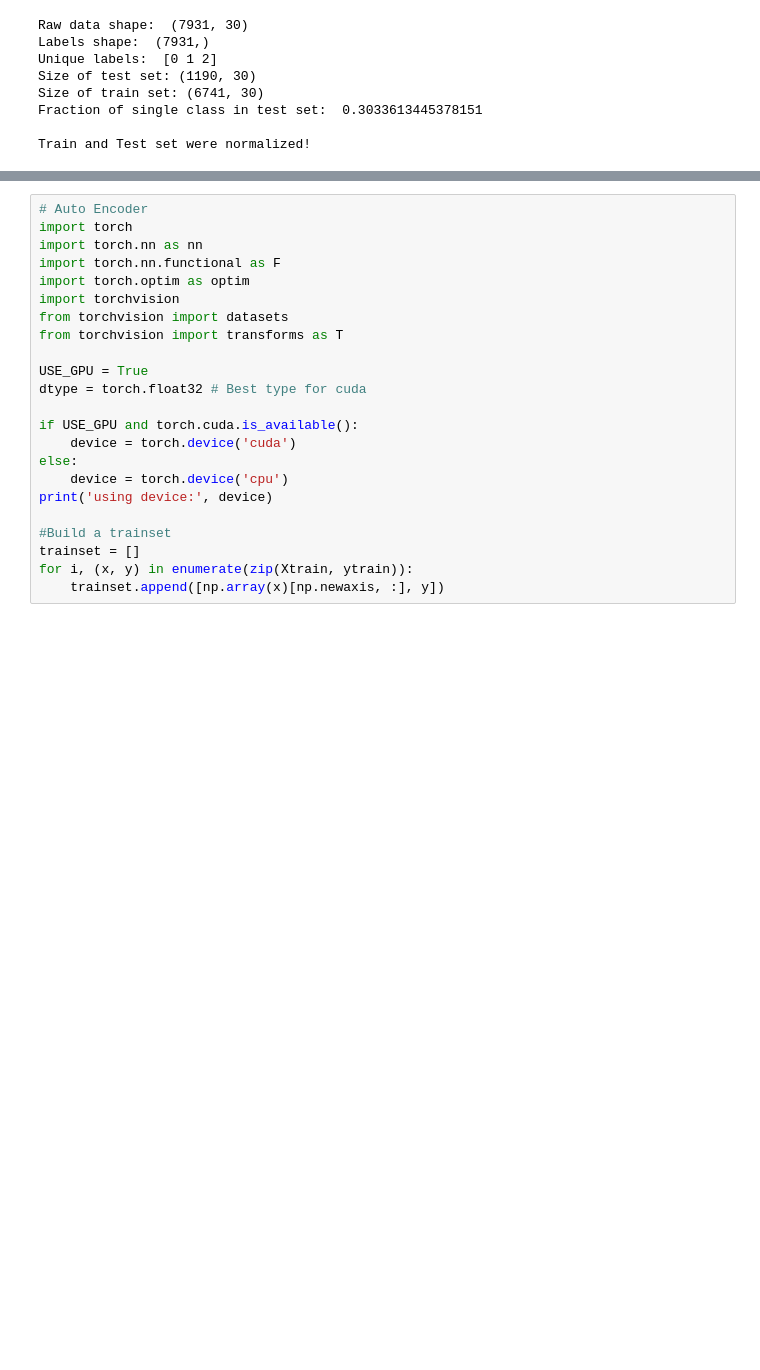
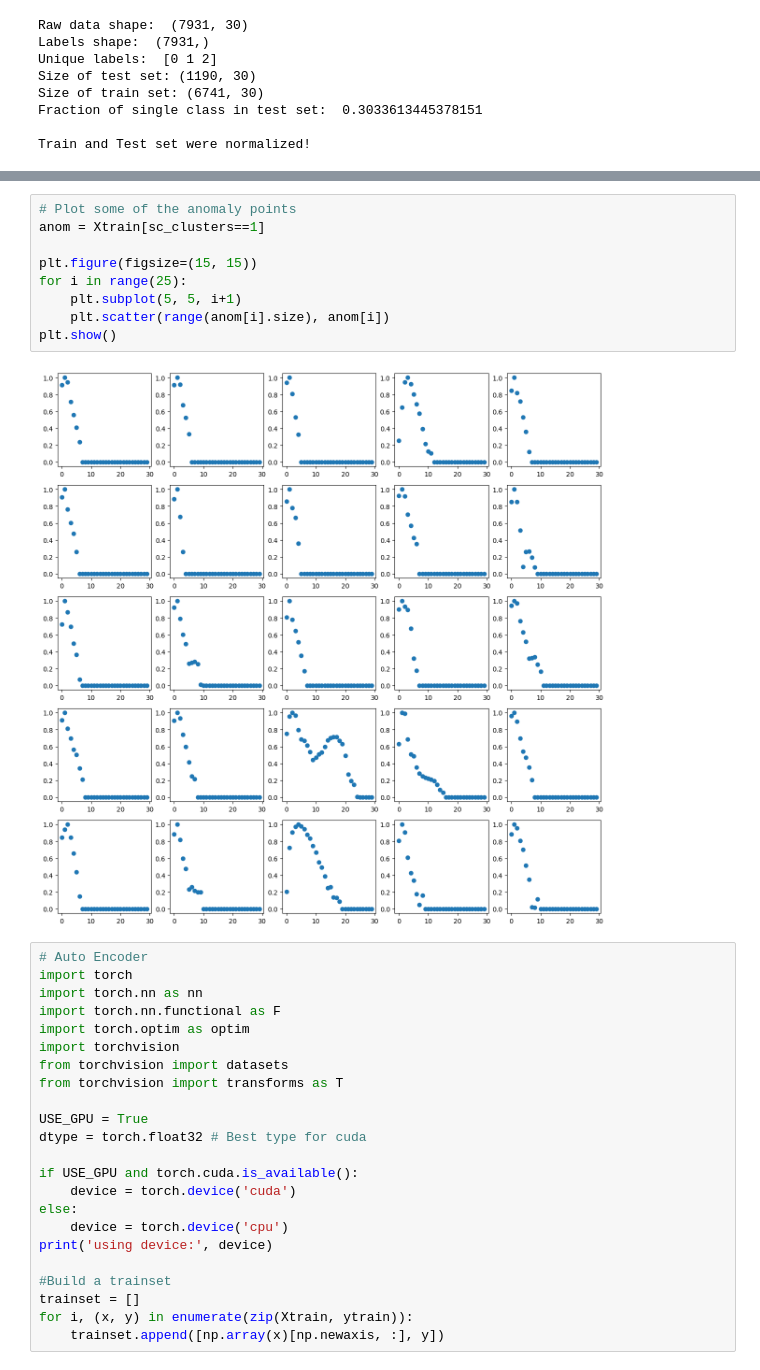
Before and after one commit to GuiMacielPereira/sensor_ML, a Jupyter notebook: data_processing/PCA_Autoencoders.sync.ipynb, the cells around one changed output, grey strips where cells are left out. Cells and saved outputs as stored; diff of their text form; blank space fills up the shorter version.

```diff
--- a/data_processing/PCA_Autoencoders.sync.ipynb
+++ b/data_processing/PCA_Autoencoders.sync.ipynb
@@ -76,3 +90,14 @@ Total explained variance: 0.9277001091992038
+# %%
+# Plot some of the anomaly points
+anom = Xtrain[sc_clusters==1]
+
+plt.figure(figsize=(15, 15))
+for i in range(25):
+    plt.subplot(5, 5, i+1)
+    plt.scatter(range(anom[i].size), anom[i])
+plt.show()
+# %% [output]
+[figure, added]
 # %%
 # Auto Encoder
 import torch
```
Also changed, not shown: parts of 2 cells of this notebook, 4 other files.
